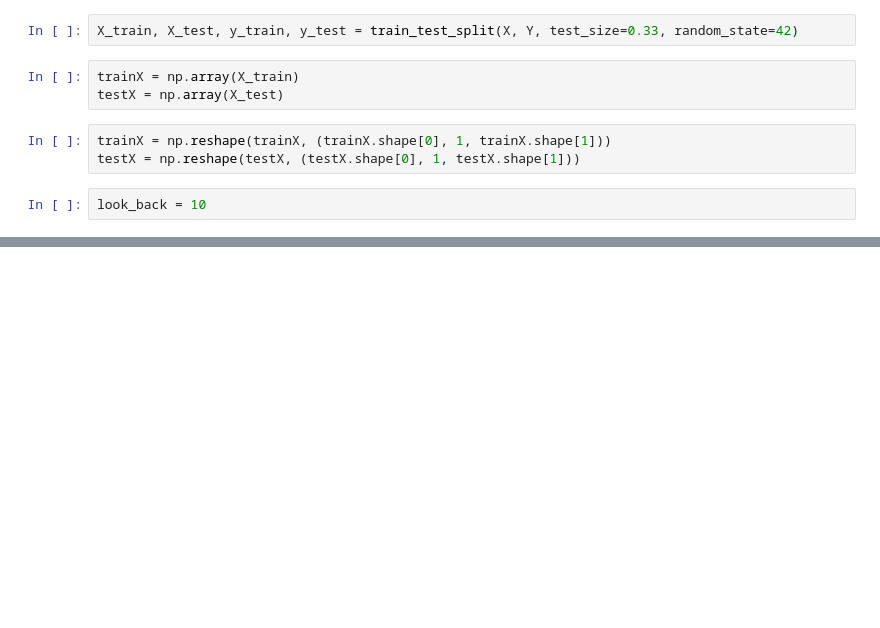
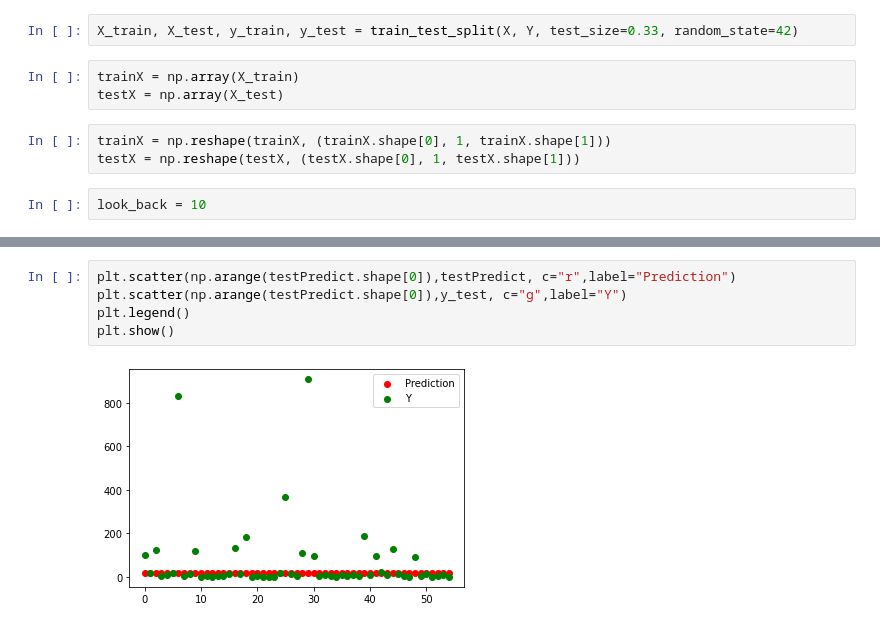
Before and after one commit to nebipeker/Analyzing-Transaction-Graphs-for-Price-Prediction-of-Bitcoin, a Jupyter notebook: LSTM Model.ipynb, the cells around one changed output, grey strips where cells are left out. Saved outputs shown, nothing was run; the diff lists cells and outputs as text; blank space fills up the shorter version.

```diff
--- a/LSTM Model.ipynb
+++ b/LSTM Model.ipynb
@@ -89,0 +204,7 @@ plt.show()
+# %%
+plt.scatter(np.arange(testPredict.shape[0]),testPredict, c="r",label="Prediction")
+plt.scatter(np.arange(testPredict.shape[0]),y_test, c="g",label="Y")
+plt.legend()
+plt.show()
+# %% [output]
+[figure, added]
```
Also changed, not shown: parts of 14 cells of this notebook.
